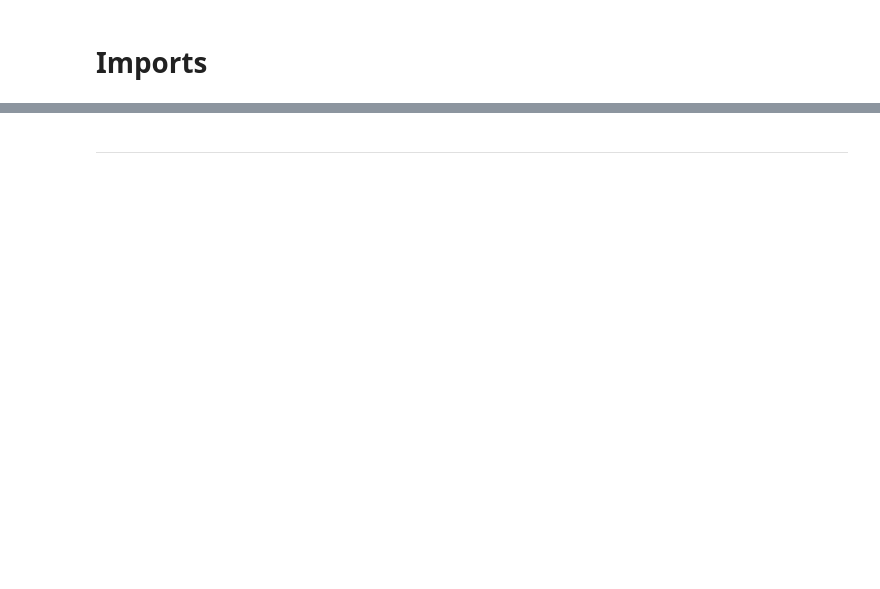
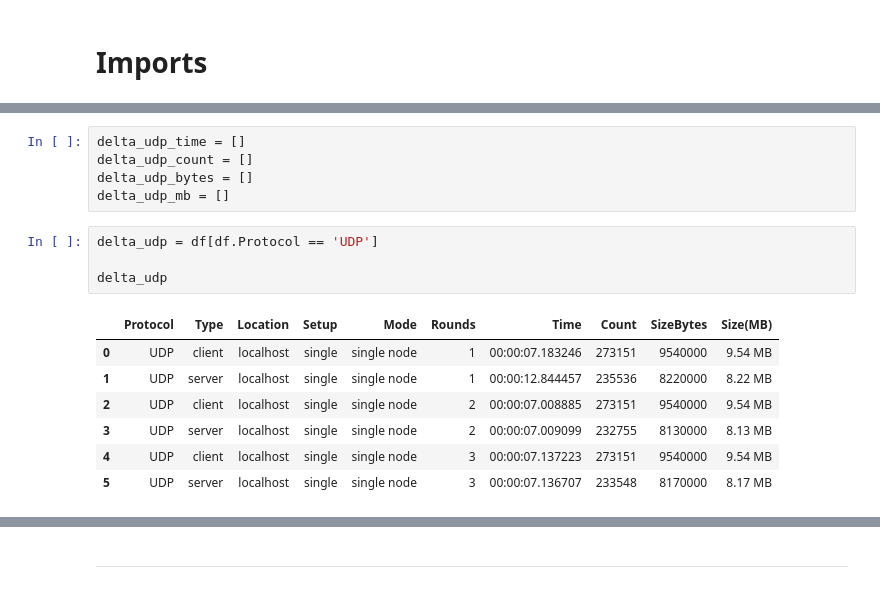
Before and after one commit to xR86/ml-stuff, a Jupyter notebook: data-engineering/labs-concurrent-distributed-programming/Analysis.ipynb, the cells around one changed output, grey strips where cells are left out. Cells and saved outputs as stored; diff of their text form; blank space fills up the shorter version.

```diff
--- a/data-engineering/labs-concurrent-distributed-programming/Analysis.ipynb
+++ b/data-engineering/labs-concurrent-distributed-programming/Analysis.ipynb
@@ -94,0 +142,17 @@ memory usage: 120.0+ bytes
+# %%
+delta_udp_time = []
+delta_udp_count = []
+delta_udp_bytes = []
+delta_udp_mb = []
+# %%
+delta_udp = df[df.Protocol == 'UDP']
+
+delta_udp
+# %% [output]
+|  | Protocol | Type | Location | Setup | Mode | Rounds | Time | Count | SizeBytes | Size(MB) |
+| 0 | UDP | client | localhost | single | single node | 1 | 00:00:07.183246 | 273151 | 9540000 | 9.54 MB |
+| 1 | UDP | server | localhost | single | single node | 1 | 00:00:12.844457 | 235536 | 8220000 | 8.22 MB |
+| 2 | UDP | client | localhost | single | single node | 2 | 00:00:07.008885 | 273151 | 9540000 | 9.54 MB |
+| 3 | UDP | server | localhost | single | single node | 2 | 00:00:07.009099 | 232755 | 8130000 | 8.13 MB |
+| 4 | UDP | client | localhost | single | single node | 3 | 00:00:07.137223 | 273151 | 9540000 | 9.54 MB |
+| 5 | UDP | server | localhost | single | single node | 3 | 00:00:07.136707 | 233548 | 8170000 | 8.17 MB |
```
Also changed, not shown: parts of 24 cells of this notebook, 1 other file.
